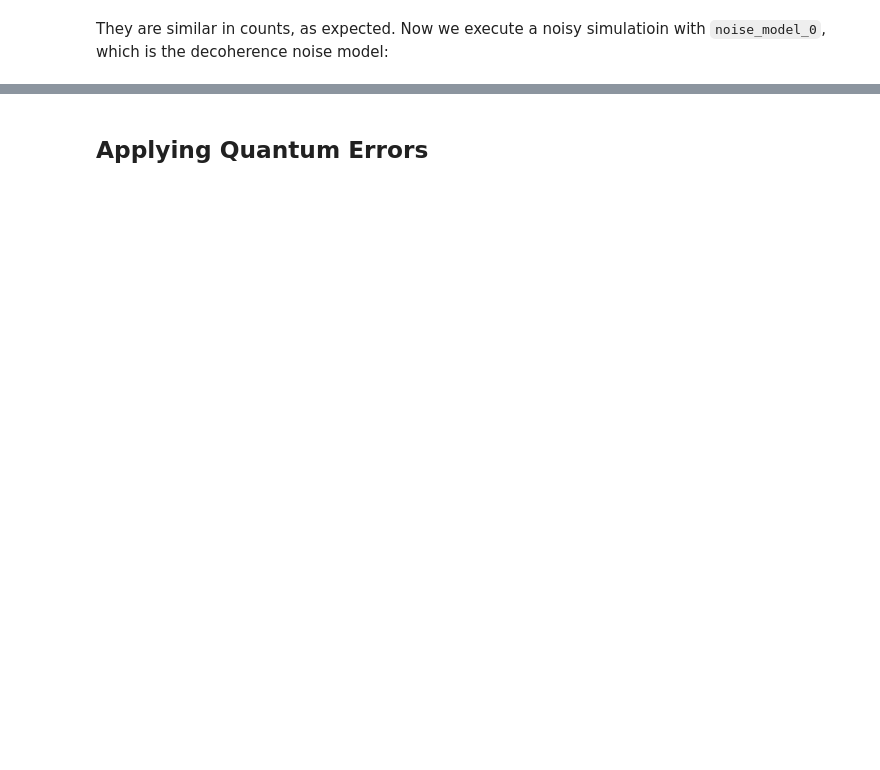
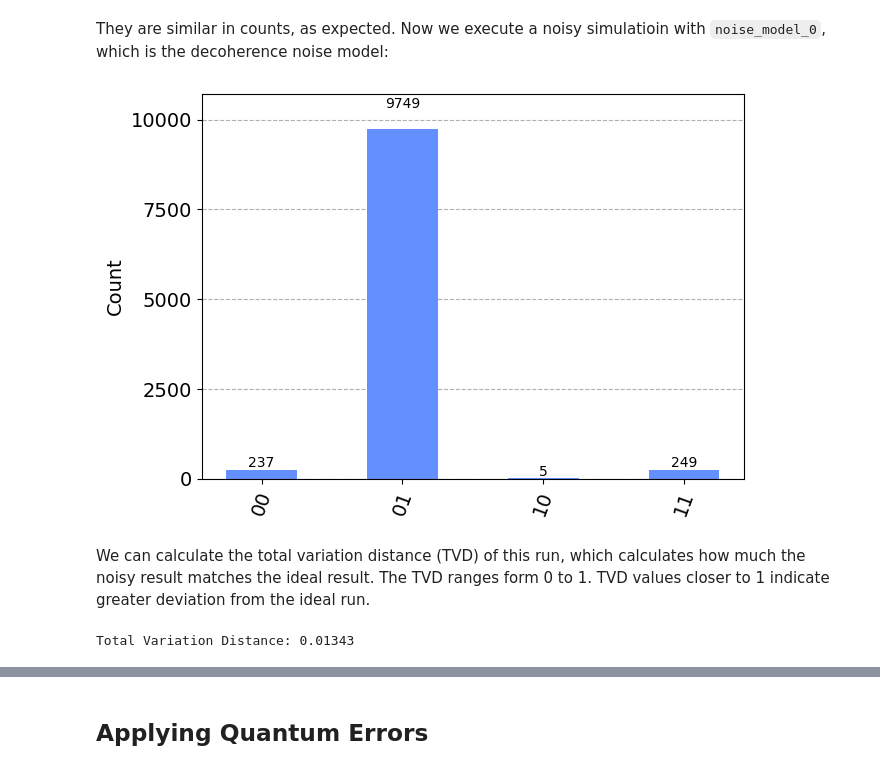
Before and after one commit to chtang-hmc/PHYS064, a Jupyter notebook: Final Project/FinalProject.ipynb, the cells around one changed output, grey strips where cells are left out. Drawn from its saved outputs; the diff is of its cells as text; code cells hidden in the pictures; blank space fills up the shorter version.

```diff
--- a/Final Project/FinalProject.ipynb
+++ b/Final Project/FinalProject.ipynb
@@ -120,7 +120,7 @@ We start with an all-qubit error with depolarizing errors. Depolarizing errors d
 noise_model_0 = NoiseModel()
 
 # Add depolarizing error to all single qubit u1, u2, u3 gates
-d_error = depolarizing_error(0.05)
+d_error = depolarizing_error(0.05, 1)
 noise_model_0.add_all_qubit_quantum_error(d_error, ['u1', 'u2', 'u3'], [0])
 
 print(noise_model_0)
@@ -164,3 +164,15 @@ For reference, we first run an ideal simulation of the circuit. Theoretically, t
+# %%
+def get_multiple_counts(n_shots, qc, backend):
+    counts = {}
+    for run in range(n_shots):
+        result = backend.run(qc).result()
+        result_counts = result.get_counts()
+        for key in result_counts:
+            if key in counts:
+                counts[key] += result_counts[key]
+            else:
+                counts[key] = result_counts[key]
+    return counts
 # %%
 sim_ideal = AerSimulator()
 
@@ -176,2 +184,12 @@ plot_histogram(counts_ideal)
 # %% [markdown]
 They are similar in counts, as expected. Now we execute a noisy simulatioin with `noise_model_0`, which is the decoherence noise model:
+# %%
+sim_noise = AerSimulator(noise_model=noise_model_0)
+qc_test_tnoise = transpile(qc_test, sim_noise)
+
+counts_noise = get_multiple_counts(10, qc_test_tnoise, sim_noise)
+plot_histogram(counts_noise)
+# %% [output]
+[figure, added]
+# %% [markdown]
+We can calculate the total variation distance (TVD) of this run, which calculates how much the noisy result matches the ideal result. The TVD ranges form 0 to 1. TVD values closer to 1 indicate greater deviation from the ideal run.
@@ -177,0 +206,5 @@ They are similar in counts, as expected. Now we execute a noisy simulatioin with
+# %%
+# Calculate the total variation distance
+tvd = get_tvd(counts_ideal, counts_noise)
+# %% [output]
+Total Variation Distance: 0.01343
```
Also changed, not shown: parts of 26 cells of this notebook.
